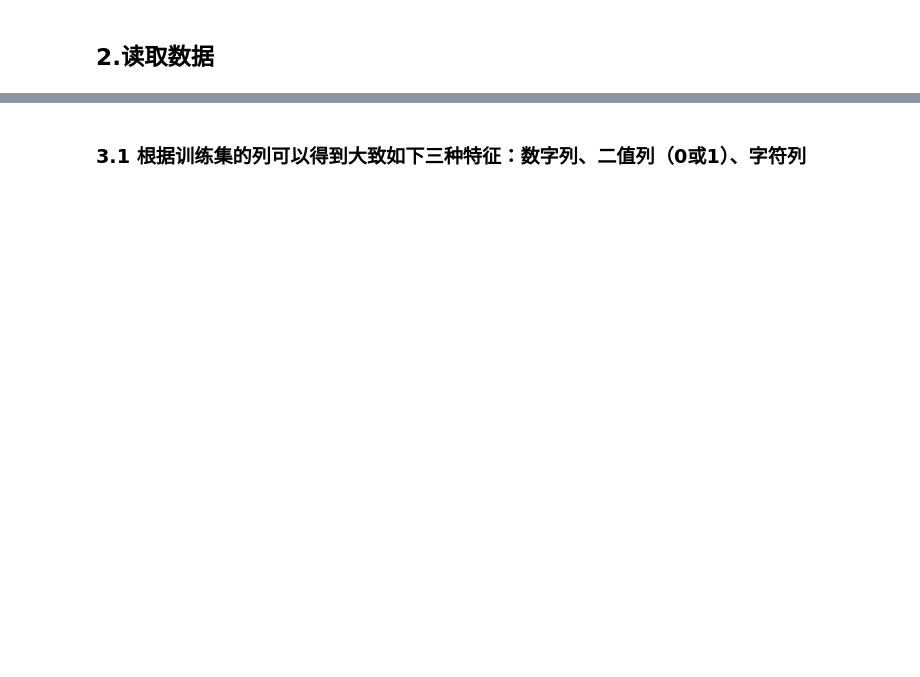
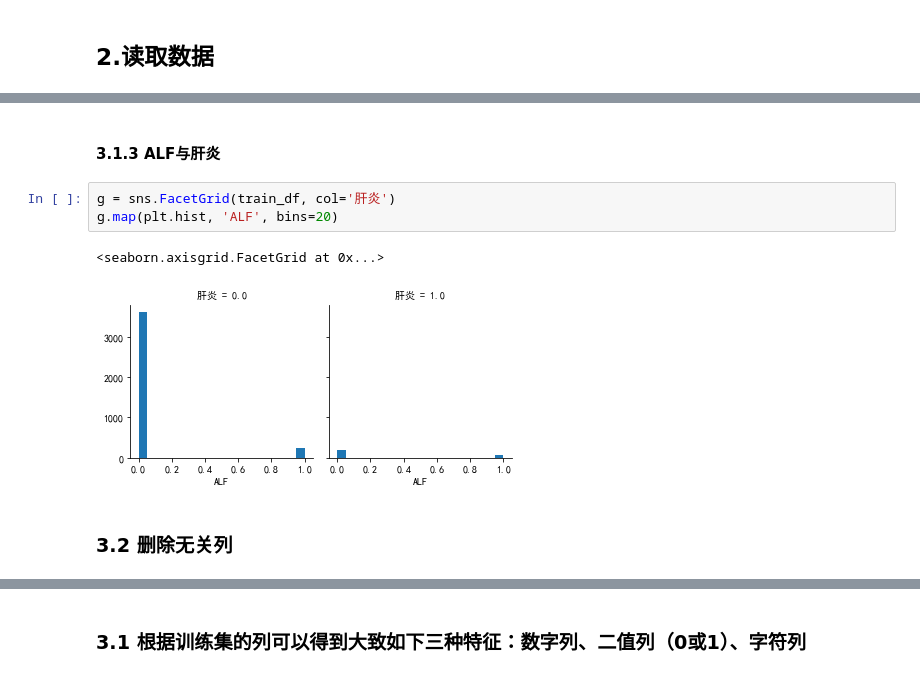
Before and after one commit to ChenyangZhou1994/DiseasePrediction, a Jupyter notebook: CatGBM.ipynb, the cells around one changed output, grey strips where cells are left out. Saved outputs shown, nothing was run; the diff lists cells and outputs as text; blank space fills up the shorter version.

```diff
--- a/CatGBM.ipynb
+++ b/CatGBM.ipynb
@@ -57,0 +77,10 @@ Test Shape:(2785, 30)
+# %% [markdown]
+#### 3.1.3 ALF与肝炎
+# %%
+g = sns.FacetGrid(train_df, col='肝炎')
+g.map(plt.hist, 'ALF', bins=20)
+# %% [output]
+<seaborn.axisgrid.FacetGrid at 0x...>
+[figure, added]
+# %% [markdown]
+### 3.2 删除无关列
```
Also changed, not shown: parts of 19 cells of this notebook, 9 other files.
